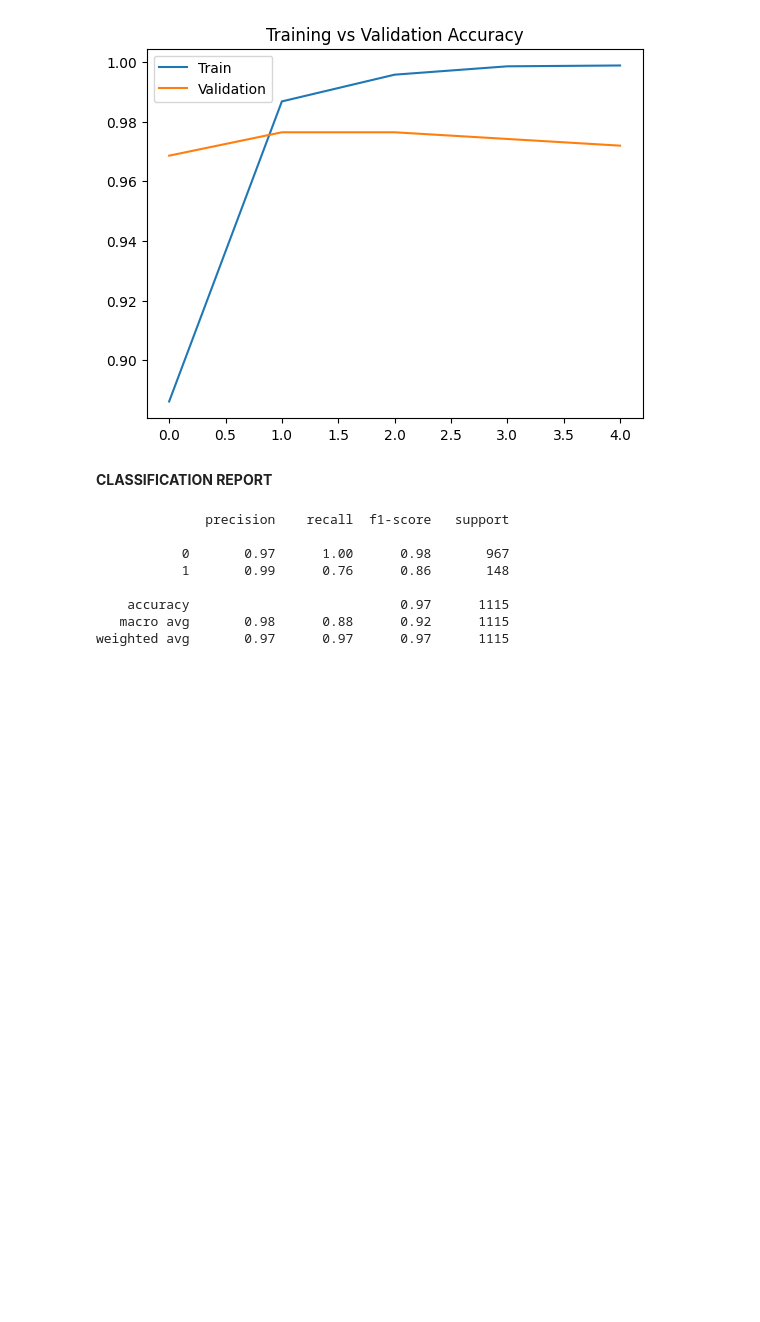
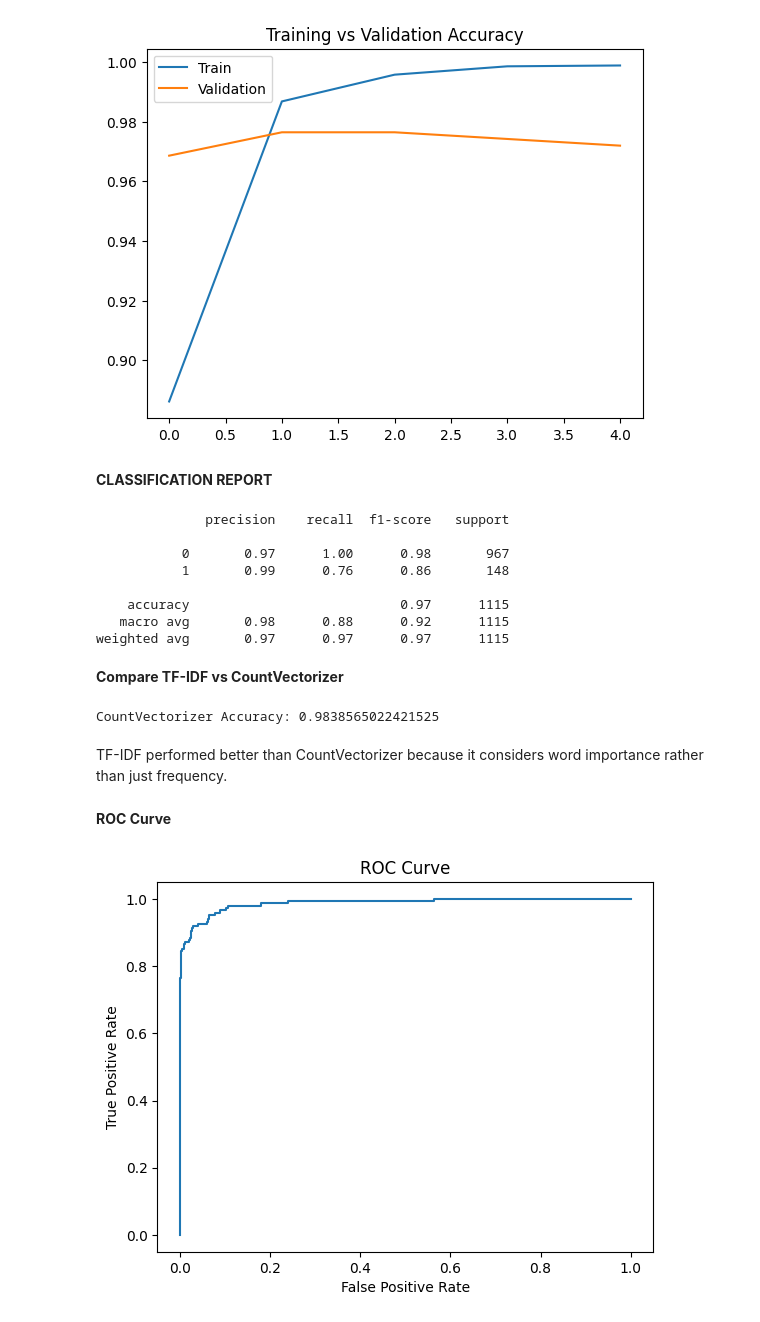
Before and after one commit to Varsha7781/Deep-Learning, a Jupyter notebook: NLP_Assignment.ipynb, the cells around one changed output. Saved outputs shown, nothing was run; the diff lists cells and outputs as text; code cells hidden in the pictures; blank space fills up the shorter version.

```diff
--- a/NLP_Assignment.ipynb
+++ b/NLP_Assignment.ipynb
@@ -257,3 +257,39 @@ print(classification_report(y_test, y_pred_nb))
     accuracy                           0.97      1115
    macro avg       0.98      0.88      0.92      1115
 weighted avg       0.97      0.97      0.97      1115
+# %% [markdown]
+**Compare TF-IDF vs CountVectorizer**
+# %%
+from sklearn.feature_extraction.text import CountVectorizer
+
+cv = CountVectorizer(max_features=5000)
+X_cv = cv.fit_transform(df['processed']).toarray()
+
+X_train_cv, X_test_cv, y_train_cv, y_test_cv = train_test_split(X_cv, y, test_size=0.2)
+
+model_cv = MultinomialNB()
+model_cv.fit(X_train_cv, y_train_cv)
+
+y_pred_cv = model_cv.predict(X_test_cv)
+acc_cv = accuracy_score(y_test_cv, y_pred_cv)
+
+print("CountVectorizer Accuracy:", acc_cv)
+# %% [output]
+CountVectorizer Accuracy: 0.9838565022421525
+# %% [markdown]
+TF-IDF performed better than CountVectorizer because it considers word importance rather than just frequency.
+# %% [markdown]
+**ROC Curve**
+# %%
+from sklearn.metrics import roc_curve, auc
+
+y_prob = nb.predict_proba(X_test)[:,1]
+fpr, tpr, _ = roc_curve(y_test, y_prob)
+
+plt.plot(fpr, tpr)
+plt.title("ROC Curve")
+plt.xlabel("False Positive Rate")
+plt.ylabel("True Positive Rate")
+plt.show()
+# %% [output]
+[figure, added]
```
Also changed, not shown: parts of 6 cells of this notebook.
